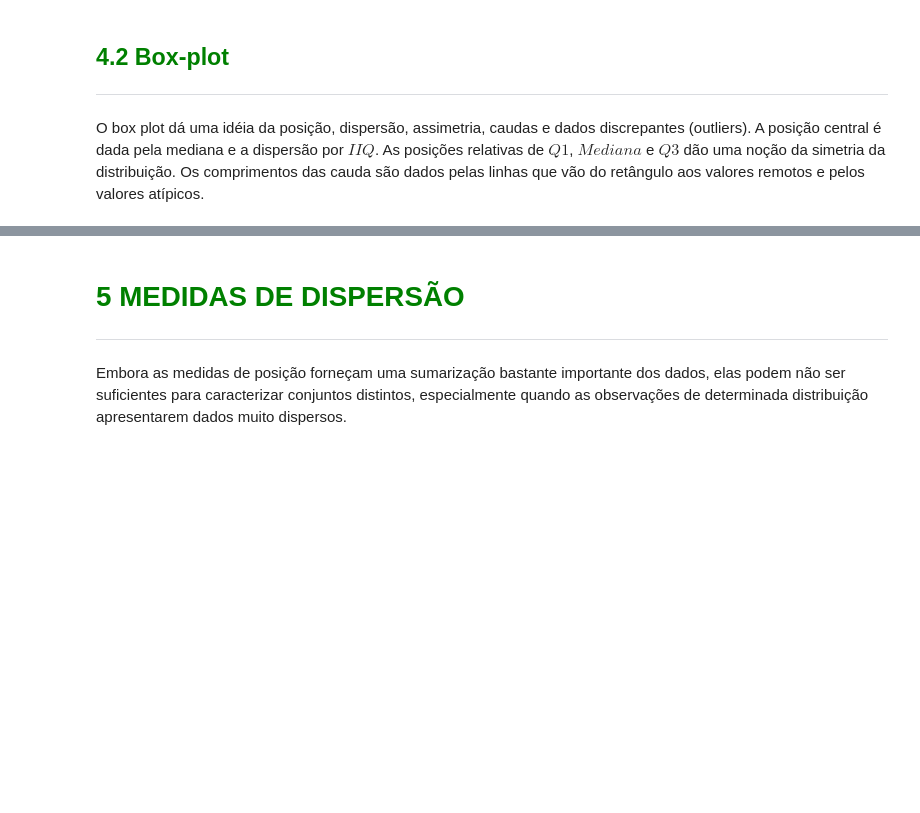
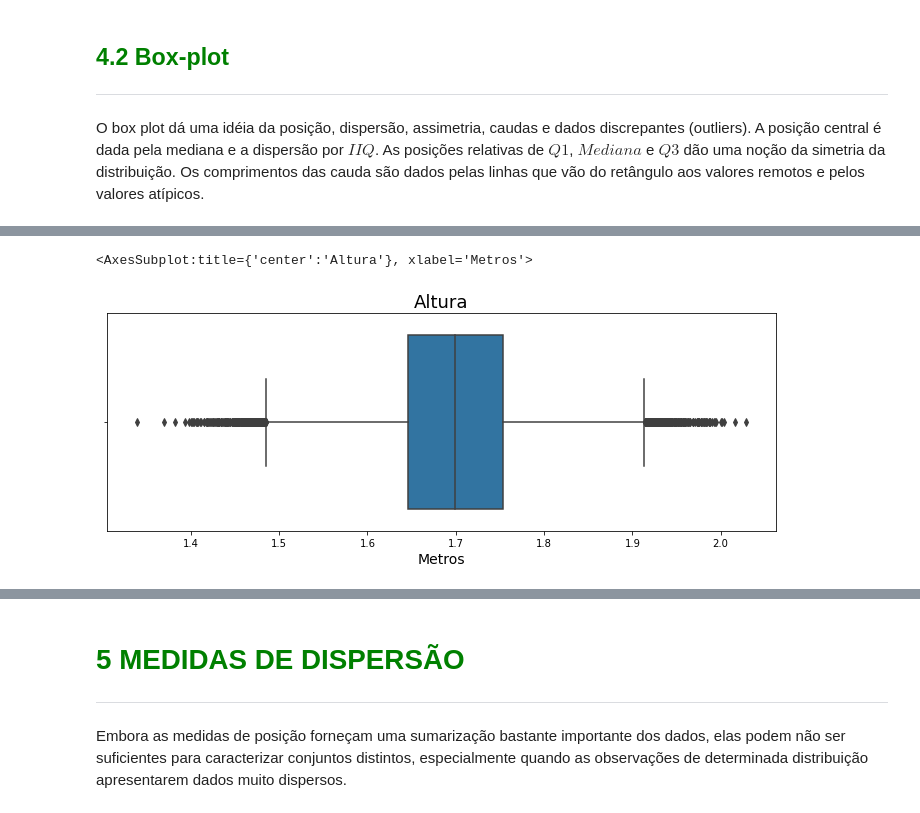
Before and after one commit to Caiocof/Estatistica_Python_01, a Jupyter notebook: Dados/Curso_de_Estatística_Parte_1.ipynb, the cells around one changed output, grey strips where cells are left out. Saved outputs shown, nothing was run; the diff lists cells and outputs as text; code cells hidden in the pictures; blank space fills up the shorter version.

Commit message:
analyze with boxplot

```diff
--- a/Dados/Curso_de_Estatística_Parte_1.ipynb
+++ b/Dados/Curso_de_Estatística_Parte_1.ipynb
@@ -913,3 +913,12 @@ ax
 O box plot dá uma idéia da posição, dispersão, assimetria, caudas e dados discrepantes (outliers). A posição central é dada pela mediana e a dispersão por $IIQ$. As posições relativas de $Q1$, $Mediana$ e $Q3$ dão uma noção da simetria da distribuição. Os comprimentos das cauda são dados pelas linhas que vão do retângulo aos valores remotos e pelos valores atípicos.
 # %% [markdown]
 <img src='https://caelum-online-public.s3.amazonaws.com/1177-estatistica-parte1/01/img005.png' width='65%'>
+# %%
+ax = sns.boxplot(x = 'Altura', data = dados, orient='H')
+ax.figure.set_size_inches(12,4)
+ax.set_title('Altura', fontsize=18)
+ax.set_xlabel('Metros', fontsize=14)
+ax
+# %% [output]
+<AxesSubplot:title={'center':'Altura'}, xlabel='Metros'>
+[figure, added]
```
Also changed, not shown: parts of 5 cells of this notebook.
